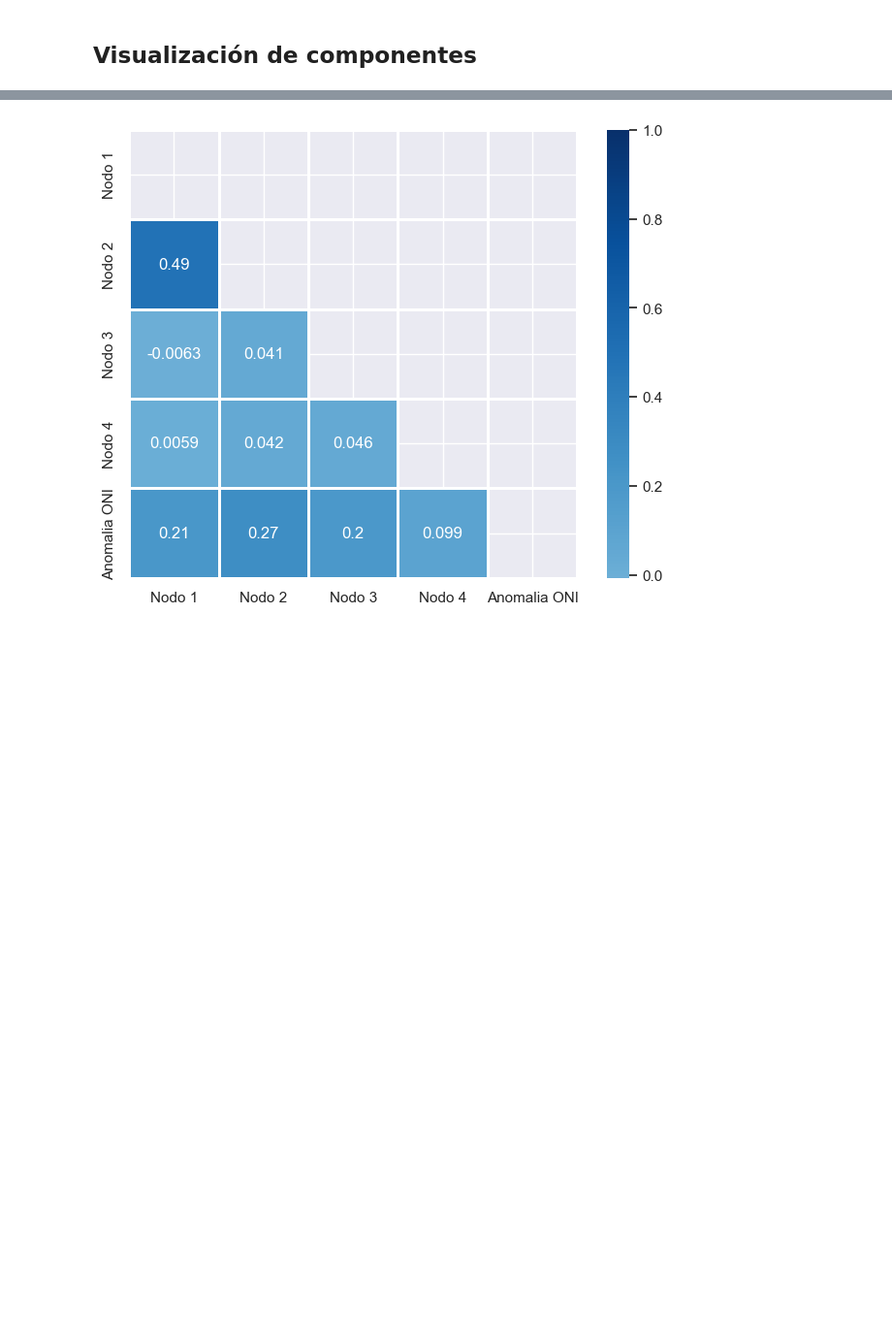
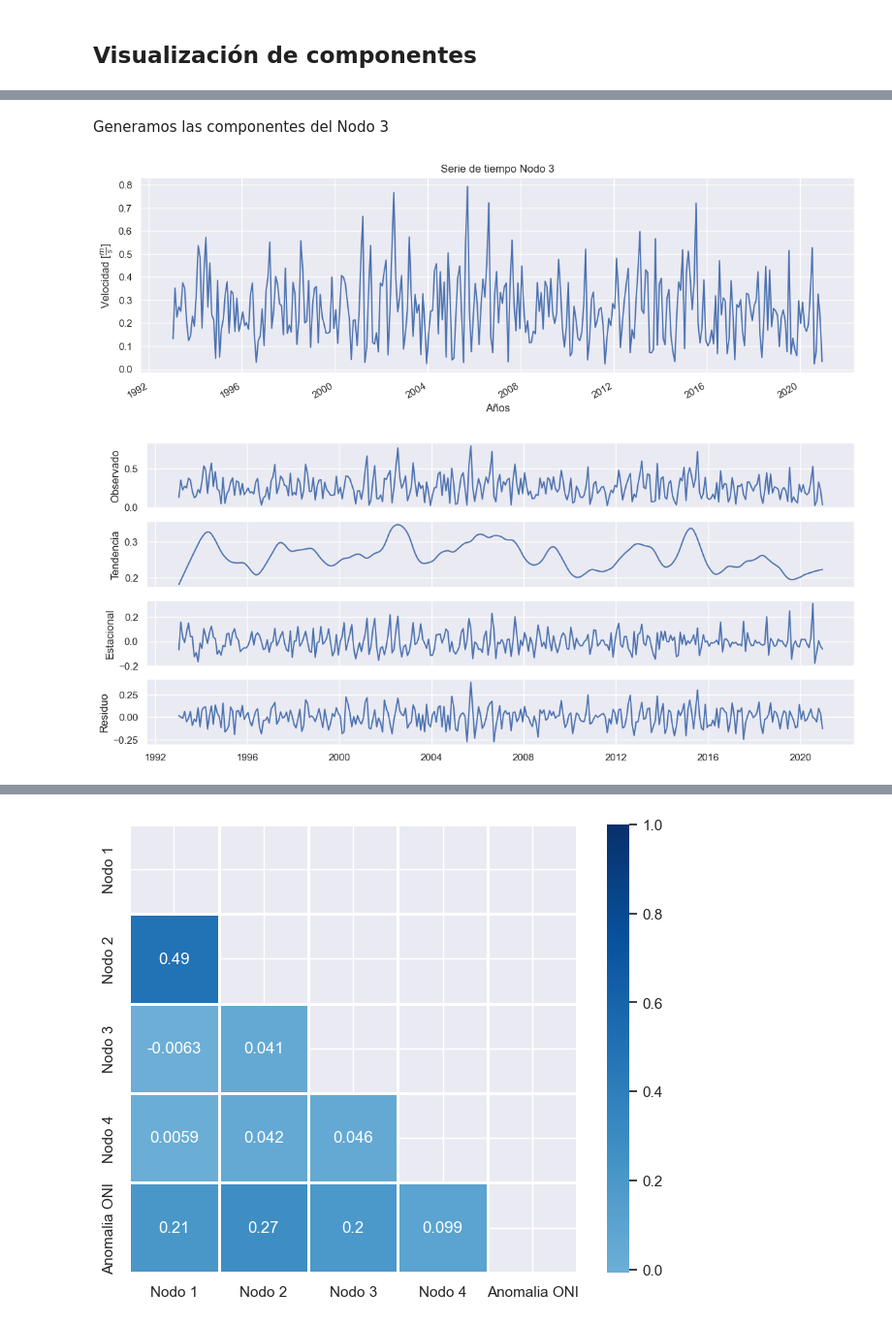
Before and after one commit to neyberson/Oceanography_analysis, a Jupyter notebook: Scripts/SerieDeTiempo.ipynb, the cells around one changed output, grey strips where cells are left out. Shown at 97% size. Drawn from its saved outputs; the diff is of its cells as text; code cells hidden in the pictures; blank space fills up the shorter version.

```diff
--- a/Scripts/SerieDeTiempo.ipynb
+++ b/Scripts/SerieDeTiempo.ipynb
@@ -167,0 +104,7 @@ plt.show()
+# %% [markdown]
+Generamos las componentes del Nodo 3
+# %%
+visualizar_componentes(points_df['Nodo 3'], 'Nodo 3')
+# %% [output]
+[figure, added]
+[figure, added]
```
Also changed, not shown: parts of 31 cells of this notebook.
